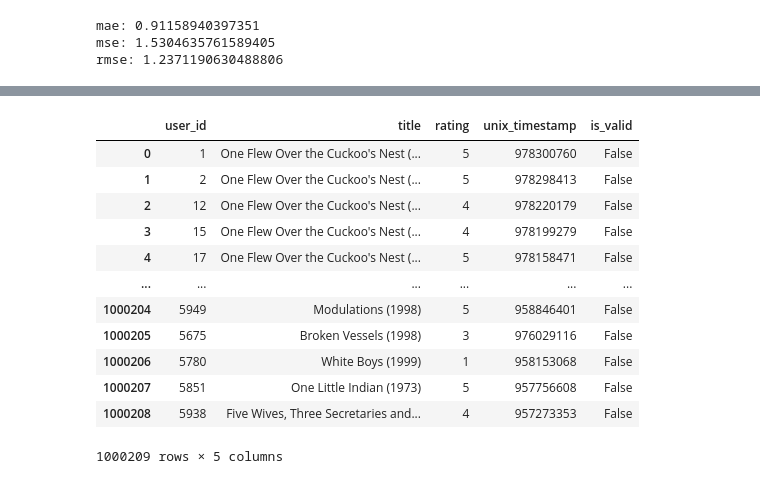
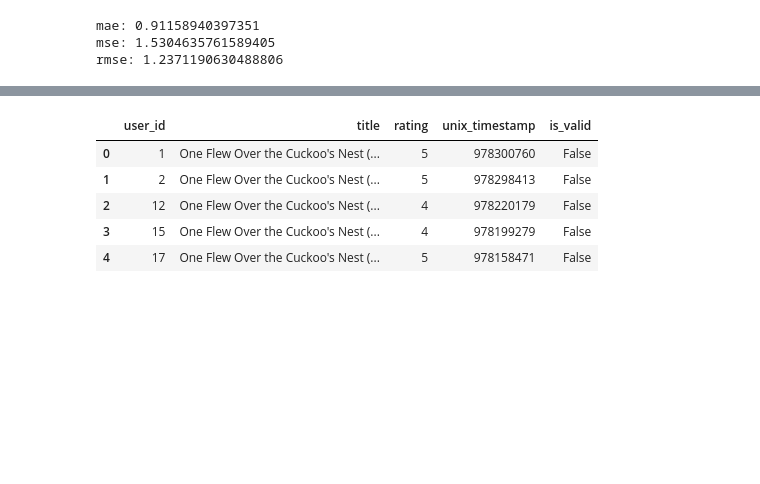
Before and after one commit to ElenaSamoylenko1/RecSys, a Jupyter notebook: notebooks/recsys.ipynb, the cells around one changed output, grey strips where cells are left out. Saved outputs shown, nothing was run; the diff lists cells and outputs as text; code cells hidden in the pictures; blank space fills up the shorter version.

```diff
--- a/notebooks/recsys.ipynb
+++ b/notebooks/recsys.ipynb
@@ -15,6 +9,6 @@ path = 'data/ml-1m/'
 # %%
 users = pd.read_csv(
-    path+"users.dat",
+    "users.dat",
     sep="::",
     names=["user_id", "sex", "age_group", "occupation", "zip_code"],
     encoding='latin-1',
@@ -22,7 +16,7 @@ users = pd.read_csv(
 )
 
 ratings = pd.read_csv(
-    path+"ratings.dat",
+    "ratings.dat",
     sep="::",
     names=["user_id", "movie_id", "rating", "unix_timestamp"],
     encoding='latin-1',
@@ -30,7 +24,7 @@ ratings = pd.read_csv(
 )
 
 movies = pd.read_csv(
-    path+"movies.dat", sep="::", names=["movie_id", "title", "genres"],
+    "movies.dat", sep="::", names=["movie_id", "title", "genres"],
     encoding='latin-1',
     engine='python'
 )
@@ -390,19 +366,12 @@ KeyboardInterrupt: ignored
 # %%
-ratings_df
+ratings_df.head()
 # %% [output]
 |  | user_id | title | rating | unix_timestamp | is_valid |
 | 0 | 1 | One Flew Over the Cuckoo's Nest (... | 5 | 978300760 | False |
 | 1 | 2 | One Flew Over the Cuckoo's Nest (... | 5 | 978298413 | False |
 | 2 | 12 | One Flew Over the Cuckoo's Nest (... | 4 | 978220179 | False |
 | 3 | 15 | One Flew Over the Cuckoo's Nest (... | 4 | 978199279 | False |
 | 4 | 17 | One Flew Over the Cuckoo's Nest (... | 5 | 978158471 | False |
-| ... | ... | ... | ... | ... | ... |
-| 1000204 | 5949 | Modulations (1998) | 5 | 958846401 | False |
-| 1000205 | 5675 | Broken Vessels (1998) | 3 | 976029116 | False |
-| 1000206 | 5780 | White Boys (1999) | 1 | 958153068 | False |
-| 1000207 | 5851 | One Little Indian (1973) | 5 | 957756608 | False |
-| 1000208 | 5938 | Five Wives, Three Secretaries and... | 4 | 957273353 | False |
-1000209 rows × 5 columns
 # %%
 # Использование трансформеров для выдачи прогнозов, основанных на последовательностях оценок:
 # %%
```
Also changed, not shown: parts of 28 cells of this notebook.
